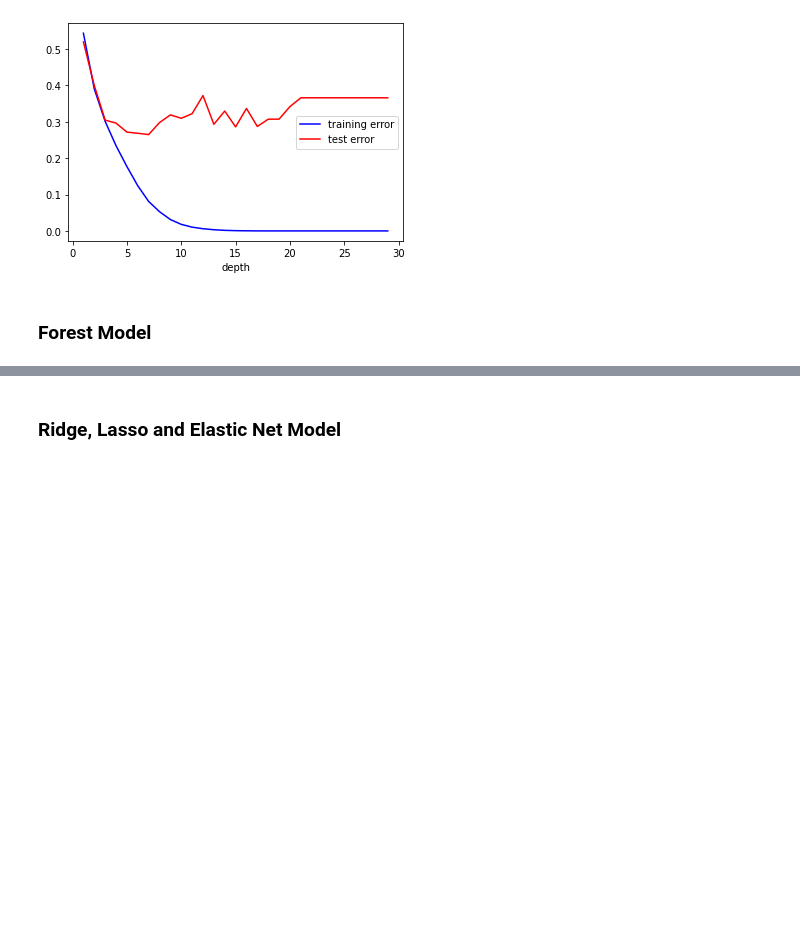
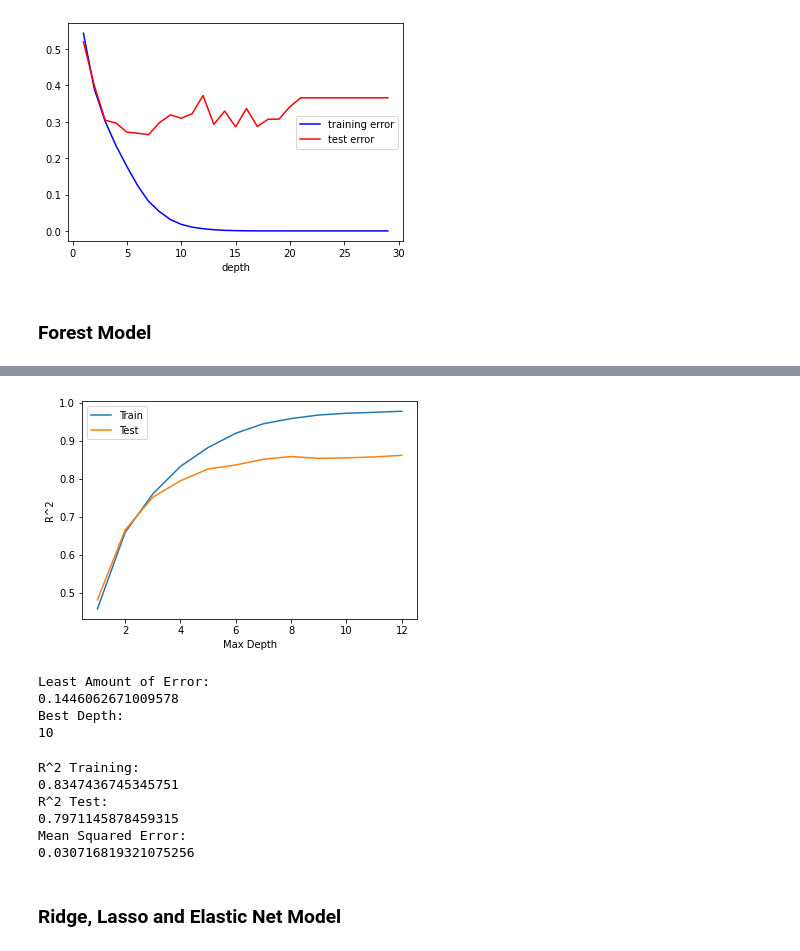
Before and after one commit to chasesariaslani/Machine_Learning_Project, a Jupyter notebook: Feature_Importances.ipynb, the cells around one changed output, grey strips where cells are left out. Drawn from its saved outputs; the diff is of its cells as text; code cells hidden in the pictures; blank space fills up the shorter version.

```diff
--- a/Feature_Importances.ipynb
+++ b/Feature_Importances.ipynb
@@ -197,3 +226,55 @@ Text(0.5, 0, 'Importance of Feature')
+# %%
+R2_train = []
+R2_test = []
+for depth in range(1,13):
+    randomForest.set_params(max_depth=depth)
+    randomForest.fit(X_train, Y_train)
+    R2_train.append(randomForest.score(X_train, Y_train))
+    R2_test.append(randomForest.score(X_test, Y_test))
+# %%
+# Graphing Forest
+plt.plot(range(1,13), R2_train)
+plt.plot(range(1,13), R2_test)
+plt.legend(('Train', 'Test'))
+plt.xlabel('Max Depth')
+plt.ylabel('R^2')
+plt.show()
+# Max Depth 4 seems reasonable.
+# %% [output]
+[figure, added]
+# %%
+# This changes the depth of the tree to see which is the best. This is just calculations.
+grid_para_tree = [
+    {'max_depth': range(1, 13)}
+]
+
+randomForest.set_params(random_state=0)
+grid_search_tree = ms.GridSearchCV(randomForest, grid_para_tree, cv=5, n_jobs=-1, return_train_score=True)
+grid_search_tree.fit(X_train, Y_train)
+
+
+# This lets us know the best score.
+print('Least Amount of Error:', 1 - grid_search_tree.best_score_, sep='\n')
+print('Best Depth:',grid_search_tree.best_index_, sep='\n')
+# %% [output]
+Least Amount of Error:
+0.1446062671009578
+Best Depth:
+10
+# %%
+# Random Forest Redone
+randomForest.set_params(max_depth=4)
+randomForest.fit(X_train, Y_train)
+print("R^2 Training:", str(randomForest.score(X_train, Y_train)), sep='\n')
+print("R^2 Test:", str(randomForest.score(X_test, Y_test)), sep='\n')
+print("Mean Squared Error:", mean_squared_error(Y_test,randomForest.predict(X_test)), sep='\n')
+# %% [output]
+R^2 Training:
+0.8347436745345751
+R^2 Test:
+0.7971145878459315
+Mean Squared Error:
+0.030716819321075256
 # %% [markdown]
 ### Ridge, Lasso and Elastic Net Model
 # %%
```
Also changed, not shown: parts of 13 cells of this notebook.
